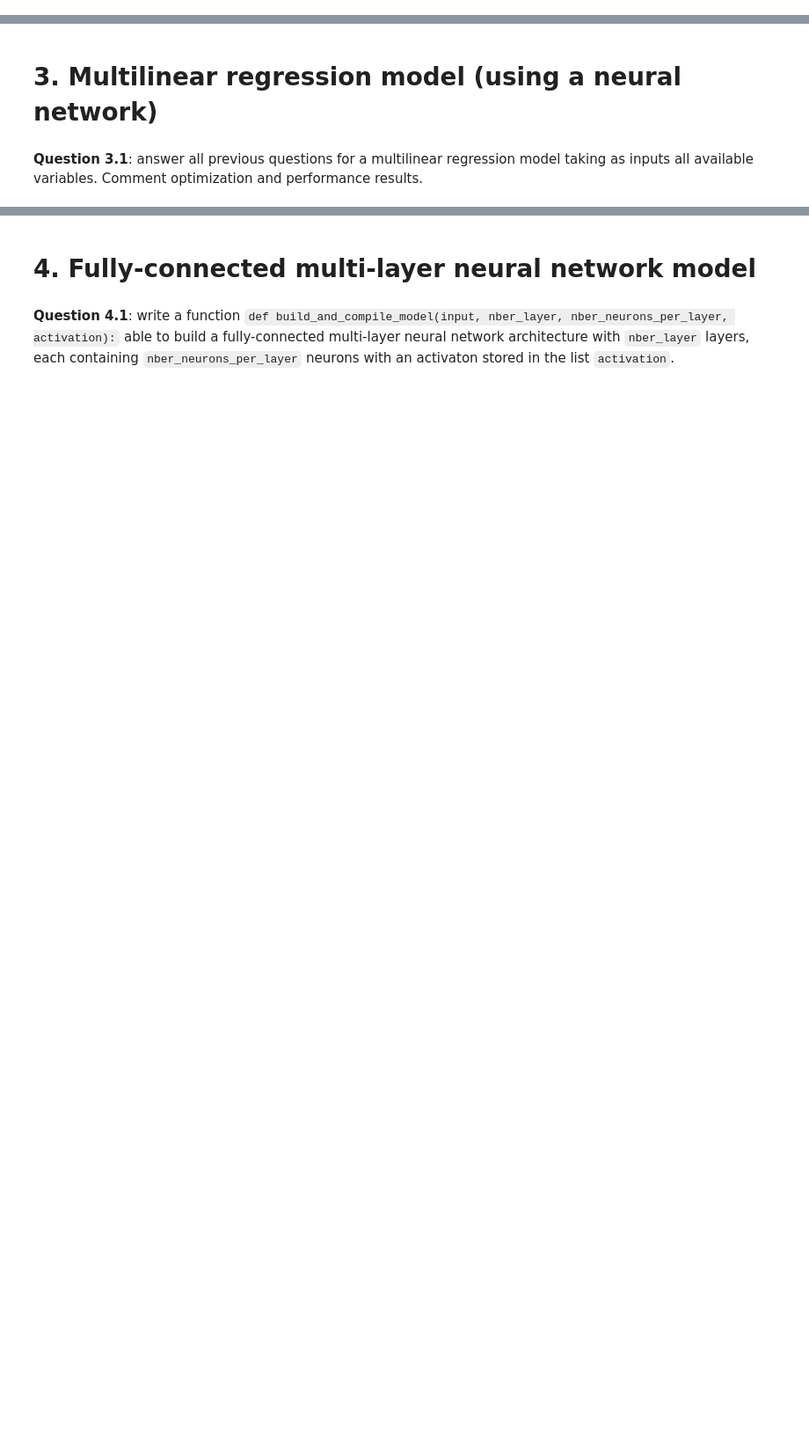
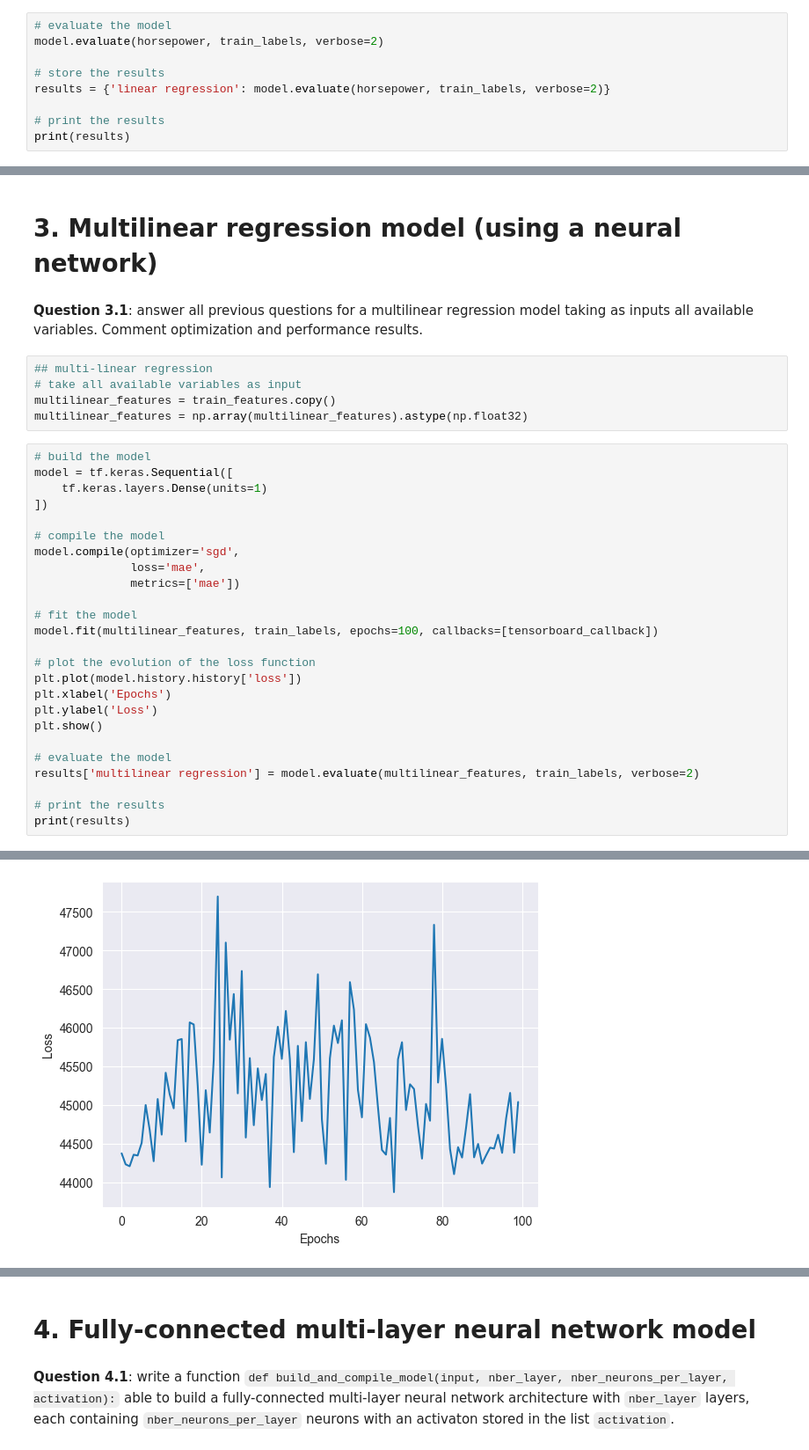
Before and after one commit to thomas40510/MLMythe, a Jupyter notebook: TP4/TP4.ipynb, the cells around one changed output, grey strips where cells are left out. Shown: that part at 88% size. Drawn from its saved outputs; the diff is of its cells as text; blank space fills up the shorter version.

```diff
--- a/TP4/TP4.ipynb
+++ b/TP4/TP4.ipynb
@@ -146,2 +232,11 @@ horsepower = np.array(train_features['Horsepower'])[:,np.newaxis]
 # %% [markdown]
 **Question 2.5**: [evaluate](https://www.tensorflow.org/api_docs/python/tf/keras/Model#evaluate) your performance model, and store them into a dictionary having model names as keys
+# %%
+# evaluate the model
+model.evaluate(horsepower, train_labels, verbose=2)
+
+# store the results
+results = {'linear regression': model.evaluate(horsepower, train_labels, verbose=2)}
+
+# print the results
+print(results)
@@ -149,3 +248,34 @@ horsepower = np.array(train_features['Horsepower'])[:,np.newaxis]
 # 3. Multilinear regression model (using a neural network)
 # %% [markdown]
 **Question 3.1**: answer all previous questions for a multilinear regression model taking as inputs all available variables. Comment optimization and performance results.
+# %%
+## multi-linear regression
+# take all available variables as input
+multilinear_features = train_features.copy()
+multilinear_features = np.array(multilinear_features).astype(np.float32)
+# %%
+# build the model
+model = tf.keras.Sequential([
+    tf.keras.layers.Dense(units=1)
+])
+
+# compile the model
+model.compile(optimizer='sgd',
+              loss='mae',
+              metrics=['mae'])
+
+# fit the model
+model.fit(multilinear_features, train_labels, epochs=100, callbacks=[tensorboard_callback])
+
+# plot the evolution of the loss function
+plt.plot(model.history.history['loss'])
+plt.xlabel('Epochs')
+plt.ylabel('Loss')
+plt.show()
+
+# evaluate the model
+results['multilinear regression'] = model.evaluate(multilinear_features, train_labels, verbose=2)
+
+# print the results
+print(results)
+# %% [output]
@@ -151,0 +299 @@ horsepower = np.array(train_features['Horsepower'])[:,np.newaxis]
+[figure, added]
```
Also changed, not shown: parts of 20 cells of this notebook.
